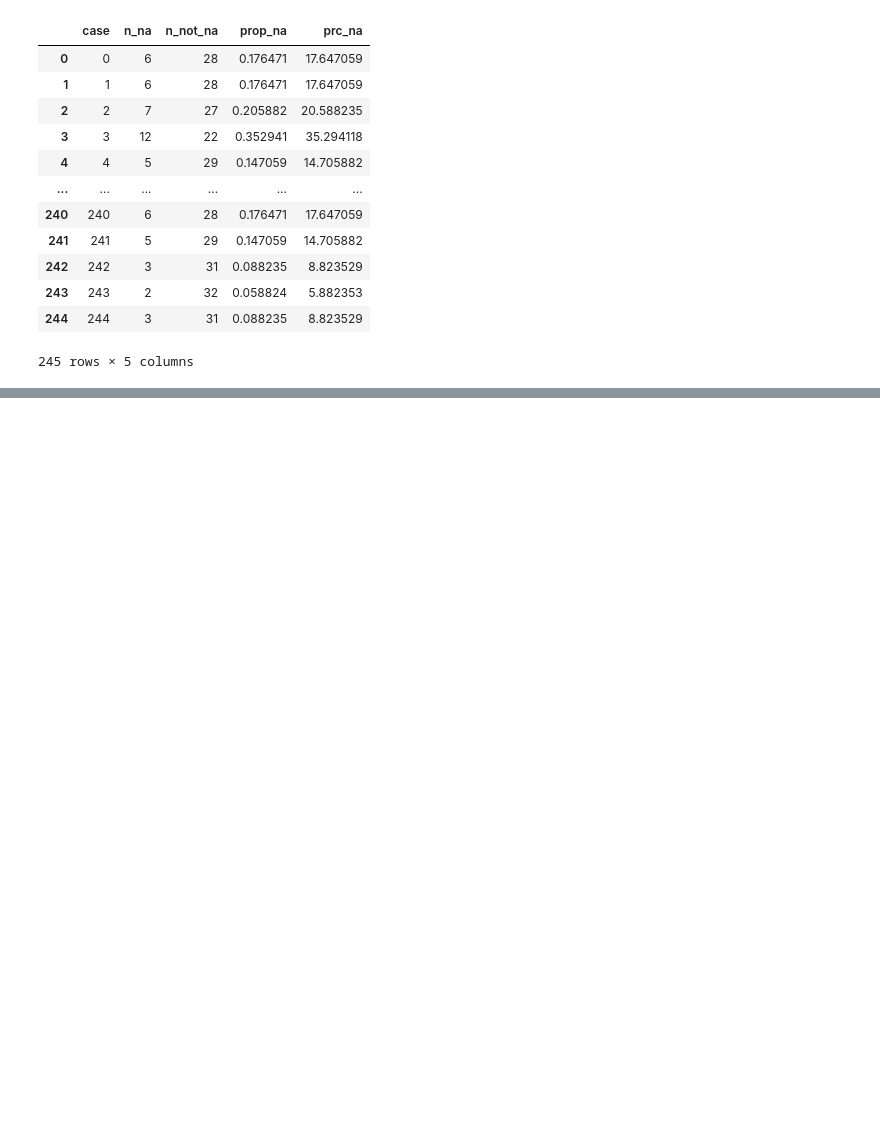
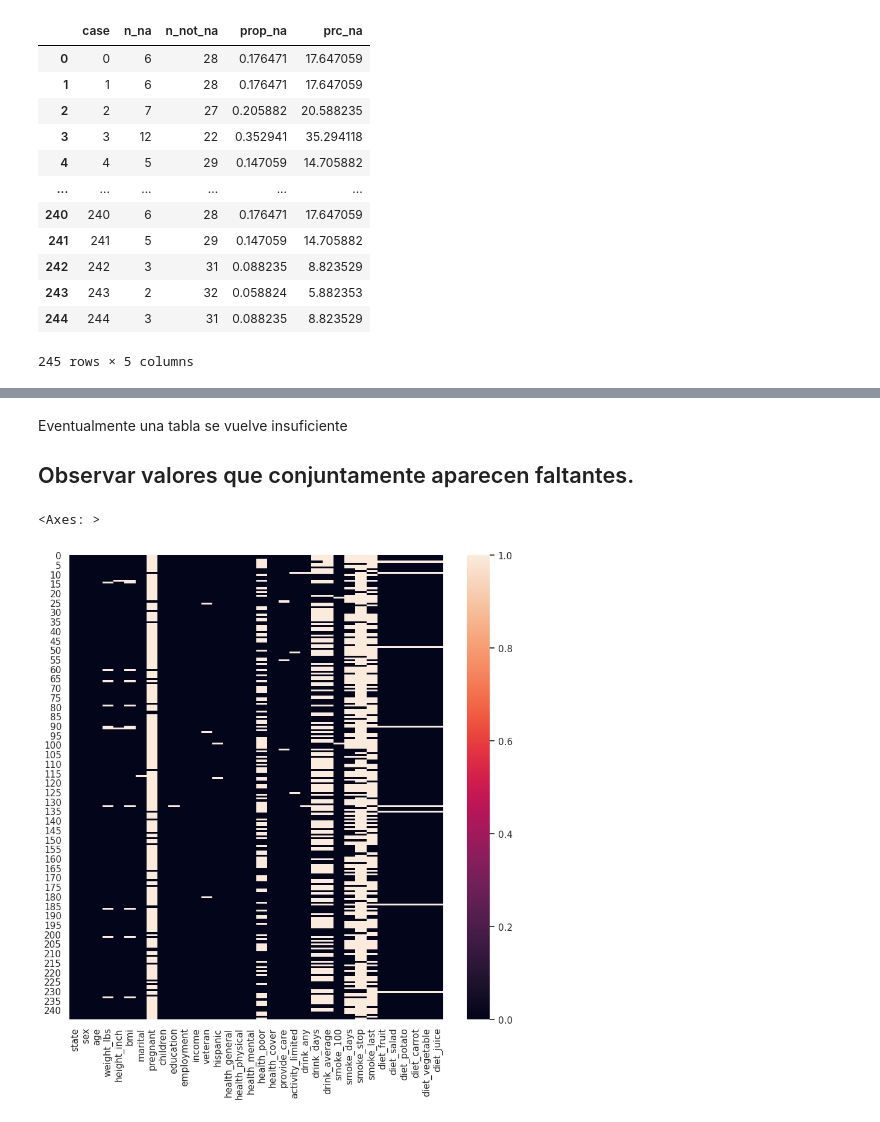
Before and after one commit to Changeryto/Manejo_de_NA_en_Python, a Jupyter notebook: notebooks/03-RTG-Tabular_valores_faltantes.ipynb, the cells around one changed output, grey strips where cells are left out. Saved outputs shown, nothing was run; the diff lists cells and outputs as text; code cells hidden in the pictures; blank space fills up the shorter version.

```diff
--- a/notebooks/03-RTG-Tabular_valores_faltantes.ipynb
+++ b/notebooks/03-RTG-Tabular_valores_faltantes.ipynb
@@ -173,0 +253,11 @@ riskfactors.missing.missing_case_summary()
+# %% [markdown]
+Eventualmente una tabla se vuelve insuficiente
+
+## Observar valores que conjuntamente aparecen faltantes.
+# %%
+sns.heatmap(
+    riskfactors.isna()
+)
+# %% [output]
+<Axes: >
+[figure, added]
```
Also changed, not shown: parts of 18 cells of this notebook, 2 other files.
